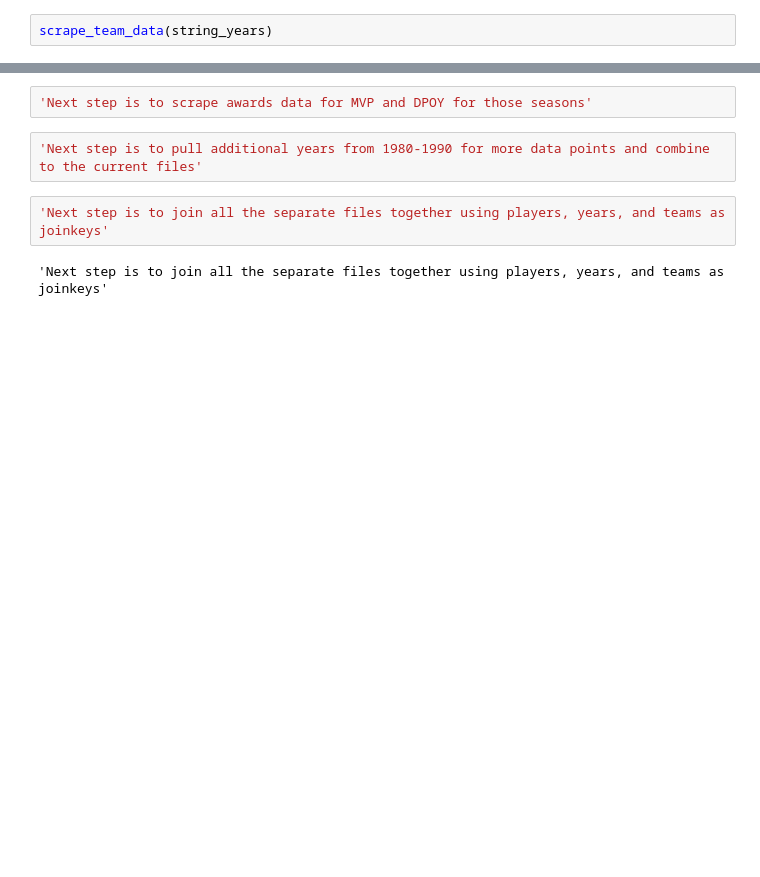
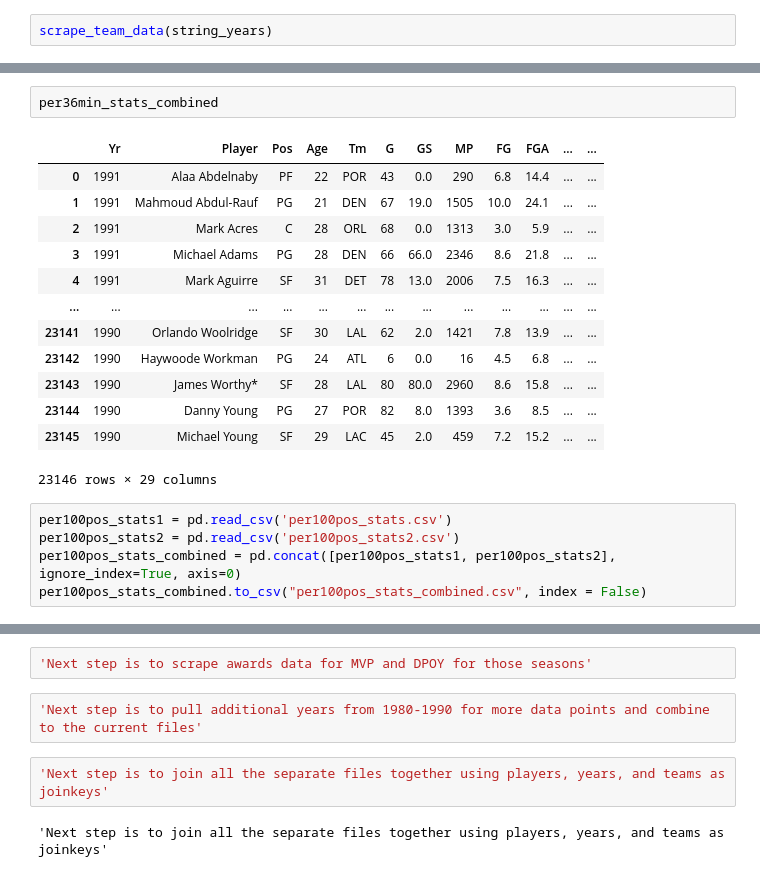
Before and after one commit to mitchellren123/NBA-Accolade-Analysis, a Jupyter notebook: NBA-Accolades.ipynb, the cells around one changed output, grey strips where cells are left out. Cells and saved outputs as stored; diff of their text form; blank space fills up the shorter version.

```diff
--- a/NBA-Accolades.ipynb
+++ b/NBA-Accolades.ipynb
@@ -281,0 +462,21 @@ scrape_team_data(string_years)
+# %%
+per36min_stats_combined
+# %% [output]
+|  | Yr | Player | Pos | Age | Tm | G | GS | MP | FG | FGA | ... | ... |
+| 0 | 1991 | Alaa Abdelnaby | PF | 22 | POR | 43 | 0.0 | 290 | 6.8 | 14.4 | ... | ... |
+| 1 | 1991 | Mahmoud Abdul-Rauf | PG | 21 | DEN | 67 | 19.0 | 1505 | 10.0 | 24.1 | ... | ... |
+| 2 | 1991 | Mark Acres | C | 28 | ORL | 68 | 0.0 | 1313 | 3.0 | 5.9 | ... | ... |
+| 3 | 1991 | Michael Adams | PG | 28 | DEN | 66 | 66.0 | 2346 | 8.6 | 21.8 | ... | ... |
+| 4 | 1991 | Mark Aguirre | SF | 31 | DET | 78 | 13.0 | 2006 | 7.5 | 16.3 | ... | ... |
+| ... | ... | ... | ... | ... | ... | ... | ... | ... | ... | ... | ... | ... |
+| 23141 | 1990 | Orlando Woolridge | SF | 30 | LAL | 62 | 2.0 | 1421 | 7.8 | 13.9 | ... | ... |
+| 23142 | 1990 | Haywoode Workman | PG | 24 | ATL | 6 | 0.0 | 16 | 4.5 | 6.8 | ... | ... |
+| 23143 | 1990 | James Worthy* | SF | 28 | LAL | 80 | 80.0 | 2960 | 8.6 | 15.8 | ... | ... |
+| 23144 | 1990 | Danny Young | PG | 27 | POR | 82 | 8.0 | 1393 | 3.6 | 8.5 | ... | ... |
+| 23145 | 1990 | Michael Young | SF | 29 | LAC | 45 | 2.0 | 459 | 7.2 | 15.2 | ... | ... |
+23146 rows × 29 columns
+# %%
+per100pos_stats1 = pd.read_csv('per100pos_stats.csv')
+per100pos_stats2 = pd.read_csv('per100pos_stats2.csv')
+per100pos_stats_combined = pd.concat([per100pos_stats1, per100pos_stats2], ignore_index=True, axis=0)
+per100pos_stats_combined.to_csv("per100pos_stats_combined.csv", index = False)
```
Also changed, not shown: parts of 24 cells of this notebook, 18 other files.
